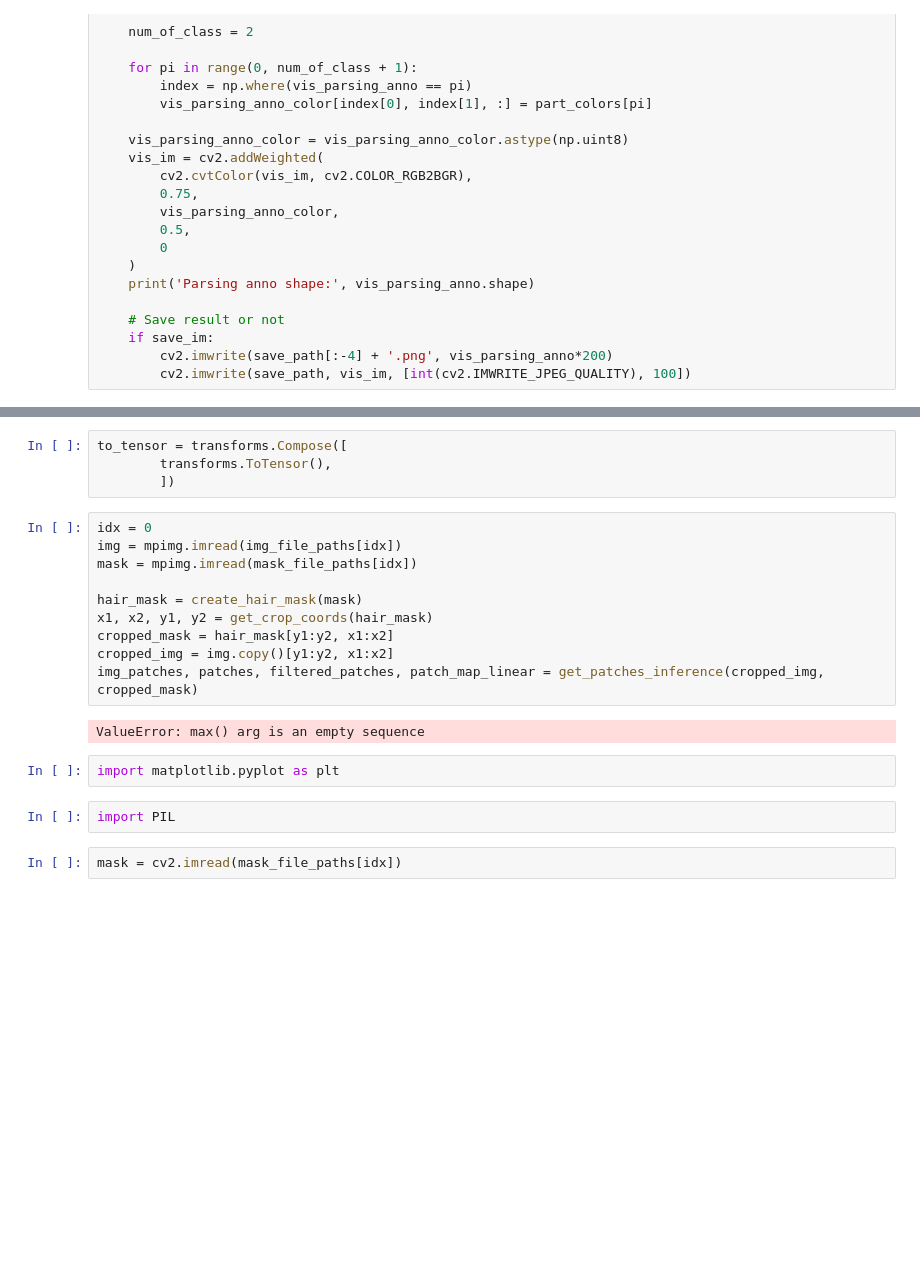
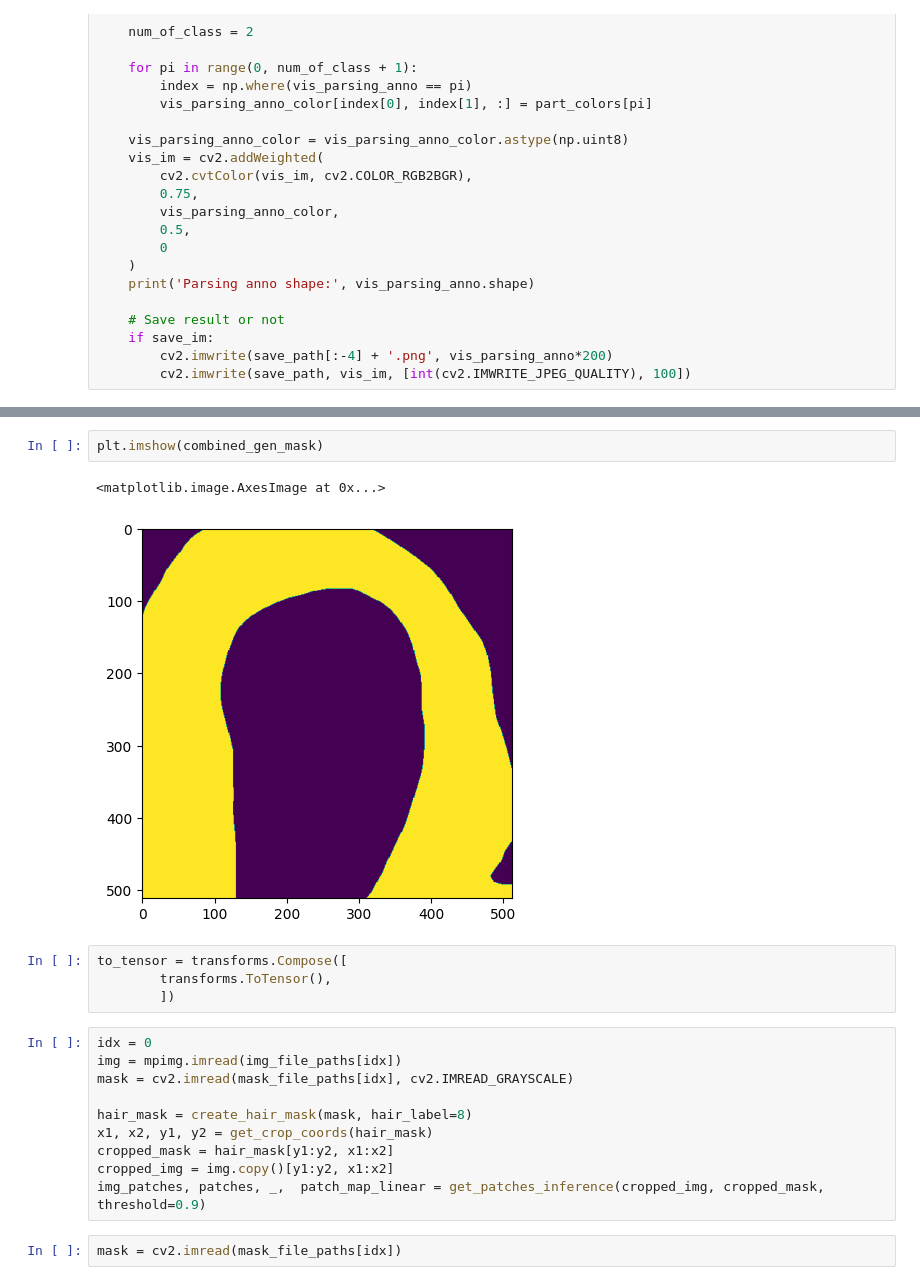
Before and after one commit to syedabdulhannan27/VLR_Project, a Jupyter notebook: VLR/Bisenetv1_for_github/inference_test.ipynb, the cells around one changed output, grey strips where cells are left out. Drawn from its saved outputs; the diff is of its cells as text; blank space fills up the shorter version.

Commit message:
Finished Inference Code

```diff
--- a/VLR/Bisenetv1_for_github/inference_test.ipynb
+++ b/VLR/Bisenetv1_for_github/inference_test.ipynb
@@ -293,3 +306,8 @@ mask_file_paths = [os.path.join(mask_dir, file_name) for file_name in mask_file_
+# %%
+plt.imshow(combined_gen_mask)
+# %% [output]
+<matplotlib.image.AxesImage at 0x...>
+[figure, added]
 # %%
 to_tensor = transforms.Compose([
         transforms.ToTensor(),
@@ -297,19 +315,13 @@ to_tensor = transforms.Compose([
 # %%
 idx = 0
 img = mpimg.imread(img_file_paths[idx])
-mask = mpimg.imread(mask_file_paths[idx])
+mask = cv2.imread(mask_file_paths[idx], cv2.IMREAD_GRAYSCALE)
 
-hair_mask = create_hair_mask(mask)
+hair_mask = create_hair_mask(mask, hair_label=8)
 x1, x2, y1, y2 = get_crop_coords(hair_mask)
 cropped_mask = hair_mask[y1:y2, x1:x2]
 cropped_img = img.copy()[y1:y2, x1:x2]
-img_patches, patches, filtered_patches, patch_map_linear = get_patches_inference(cropped_img, cropped_mask)
+img_patches, patches, _,  patch_map_linear = get_patches_inference(cropped_img, cropped_mask, threshold=0.9)
-# %% [output]
-ValueError: max() arg is an empty sequence
-# %%
-import matplotlib.pyplot as plt
-# %%
-import PIL
 # %%
 mask = cv2.imread(mask_file_paths[idx])
 # %%
```
Also changed, not shown: parts of 7 cells of this notebook, 4 other files.
